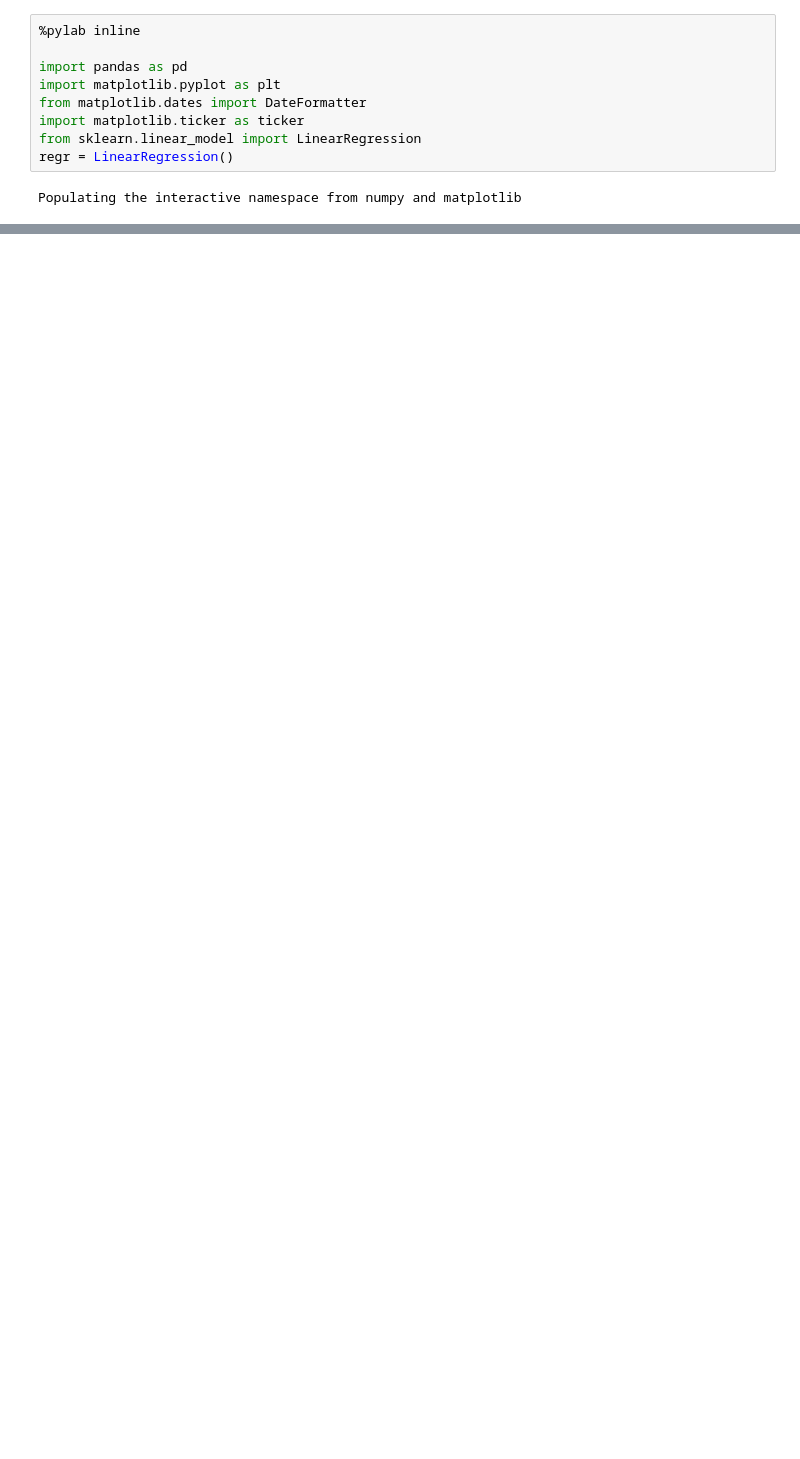
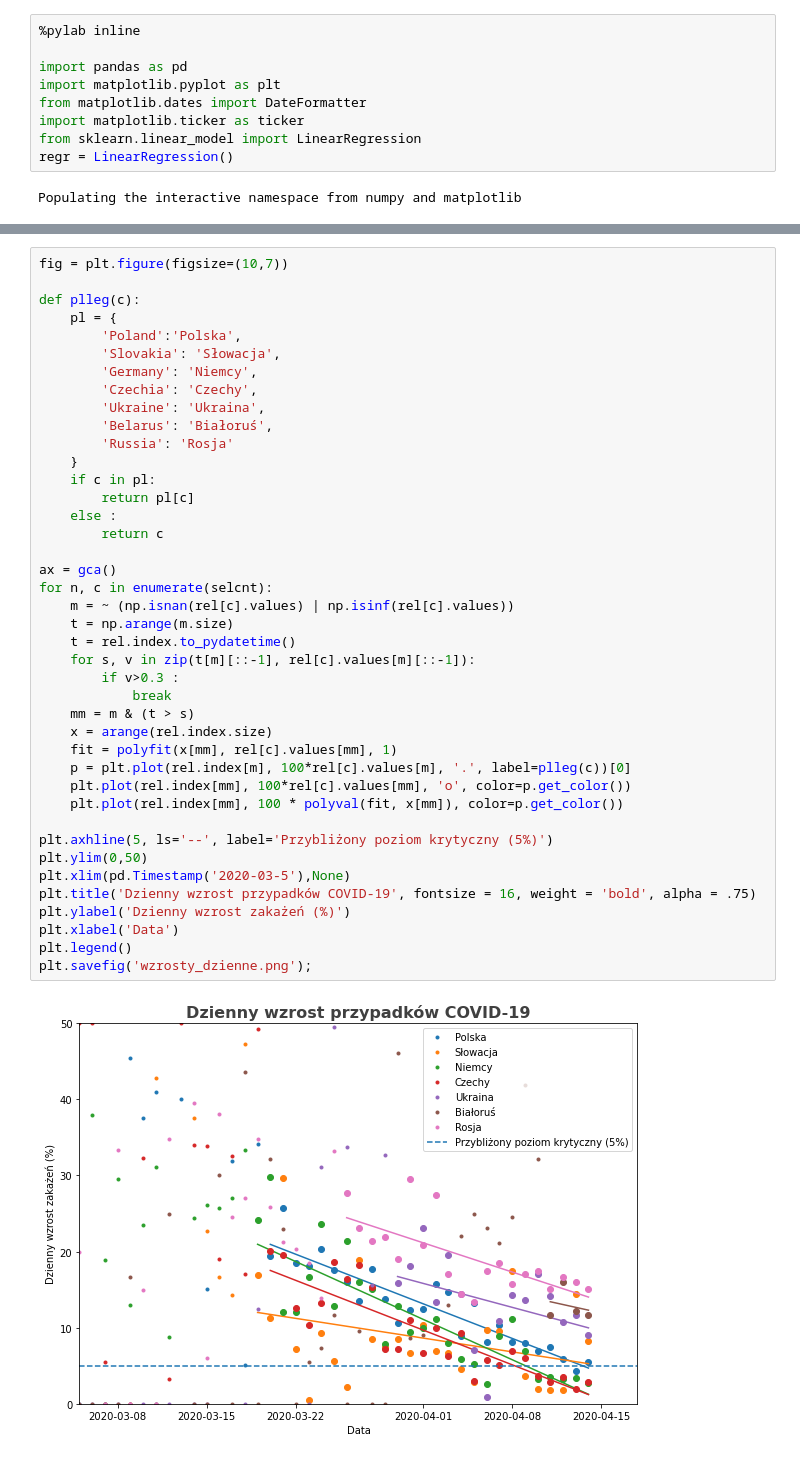
Before and after one commit to jochym/covid_plots, a Jupyter notebook: Covid_plots.ipynb, the cells around one changed output, grey strips where cells are left out. Cells and saved outputs as stored; diff of their text form; blank space fills up the shorter version.

```diff
--- a/Covid_plots.ipynb
+++ b/Covid_plots.ipynb
@@ -137,0 +141,43 @@ mortplt.set_title('Mortality rate due to COVID-19', fontsize = 16, weight = 'bol
+# %%
+fig = plt.figure(figsize=(10,7))
+
+def plleg(c):
+    pl = {
+        'Poland':'Polska',
+        'Slovakia': 'Słowacja',
+        'Germany': 'Niemcy',
+        'Czechia': 'Czechy',
+        'Ukraine': 'Ukraina',
+        'Belarus': 'Białoruś',
+        'Russia': 'Rosja'
+    }
+    if c in pl:
+        return pl[c]
+    else :
+        return c
+
+ax = gca()
+for n, c in enumerate(selcnt):
+    m = ~ (np.isnan(rel[c].values) | np.isinf(rel[c].values))
+    t = np.arange(m.size)
+    t = rel.index.to_pydatetime()
+    for s, v in zip(t[m][::-1], rel[c].values[m][::-1]):
+        if v>0.3 :
+            break
+    mm = m & (t > s)
+    x = arange(rel.index.size)
+    fit = polyfit(x[mm], rel[c].values[mm], 1)
+    p = plt.plot(rel.index[m], 100*rel[c].values[m], '.', label=plleg(c))[0]
+    plt.plot(rel.index[mm], 100*rel[c].values[mm], 'o', color=p.get_color())
+    plt.plot(rel.index[mm], 100 * polyval(fit, x[mm]), color=p.get_color())
+
+plt.axhline(5, ls='--', label='Przybliżony poziom krytyczny (5%)')
+plt.ylim(0,50)
+plt.xlim(pd.Timestamp('2020-03-5'),None)
+plt.title('Dzienny wzrost przypadków COVID-19', fontsize = 16, weight = 'bold', alpha = .75)
+plt.ylabel('Dzienny wzrost zakażeń (%)')
+plt.xlabel('Data')
+plt.legend()
+plt.savefig('wzrosty_dzienne.png');
+# %% [output]
+[figure, added]
```
Also changed, not shown: parts of 6 cells of this notebook, 1 other file.
